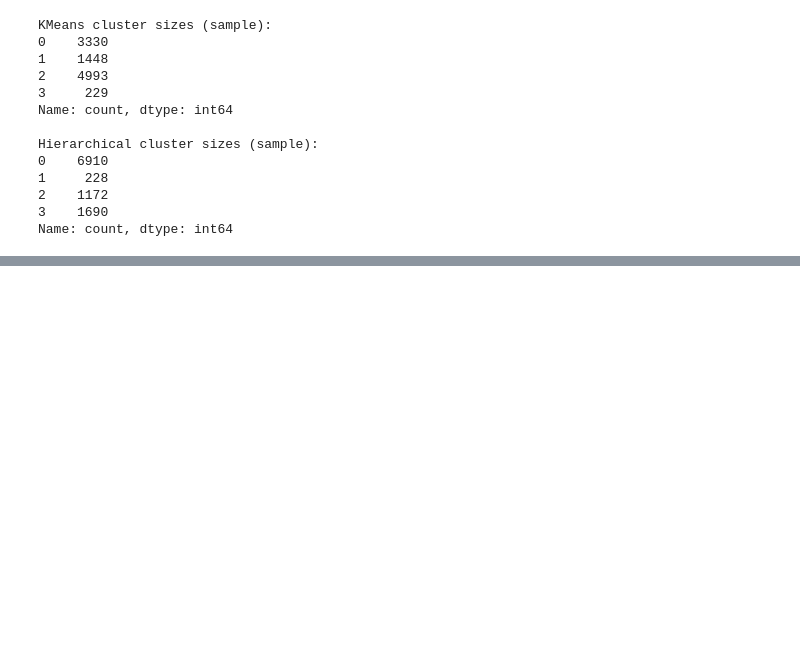
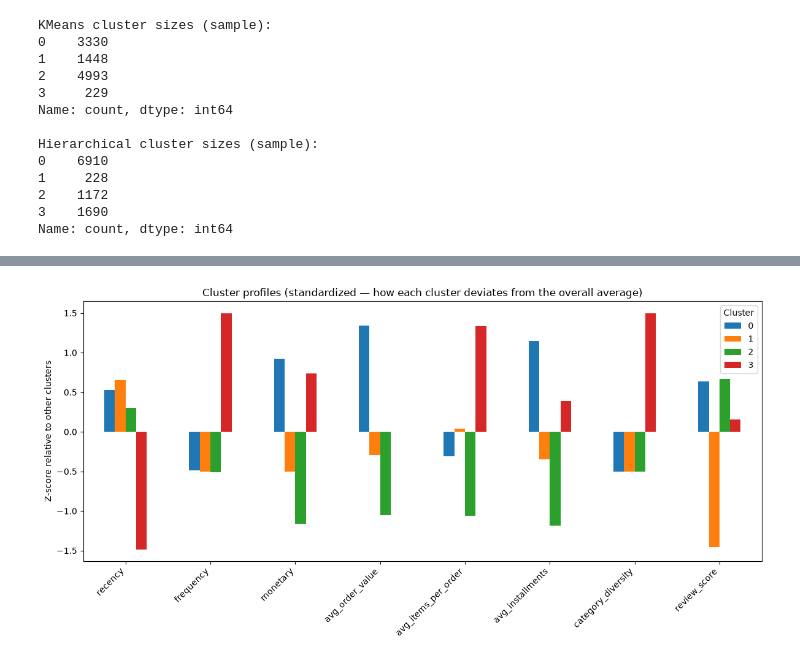
Before and after one commit to jbx-p/customer-segmentation-campaign, a Jupyter notebook: notebooks/02_clustering.ipynb, the cells around one changed output, grey strips where cells are left out. Drawn from its saved outputs; the diff is of its cells as text; code cells hidden in the pictures; blank space fills up the shorter version.

Commit message:
Phase 6: profile and name the 4 clusters based on standardized feature comparison

```diff
--- a/notebooks/02_clustering.ipynb
+++ b/notebooks/02_clustering.ipynb
@@ -199,0 +237,17 @@ Name: count, dtype: int64
+# %%
+rfm = pd.read_csv("../data/processed/rfm_features.csv")  # has cluster_kmeans from Phase 4
+
+profile = rfm.groupby("cluster_kmeans").agg(
+    n_customers=("customer_unique_id", "count"),
+    recency=("recency", "mean"),
+    frequency=("frequency", "mean"),
+    monetary=("monetary", "mean"),
+    avg_order_value=("avg_order_value", "mean"),
+    avg_items_per_order=("avg_items_per_order", "mean"),
+    avg_installments=("avg_installments", "mean"),
+    category_diversity=("category_diversity", "mean"),
+    review_score=("review_score", "mean"),
+).round(2)
+
+profile["pct_of_base"] = (profile["n_customers"] / len(rfm) * 100).round(1)
+profile
@@ -199,0 +275,17 @@ Name: count, dtype: int64
+# %%
+feature_cols = ["recency", "frequency", "monetary", "avg_order_value",
+                 "avg_items_per_order", "avg_installments", "category_diversity", "review_score"]
+
+cluster_means = rfm.groupby("cluster_kmeans")[feature_cols].mean()
+cluster_z = (cluster_means - cluster_means.mean()) / cluster_means.std()
+
+cluster_z.T.plot(kind="bar", figsize=(12, 6))
+plt.title("Cluster profiles (standardized — how each cluster deviates from the overall average)")
+plt.ylabel("Z-score relative to other clusters")
+plt.xticks(rotation=45, ha="right")
+plt.legend(title="Cluster")
+plt.tight_layout()
+plt.savefig("../outputs/cluster_profiles_zscore.png", dpi=150)
+plt.show()
+# %% [output]
+[figure, added]
```
Also changed, not shown: parts of 4 cells of this notebook, 2 other files.
